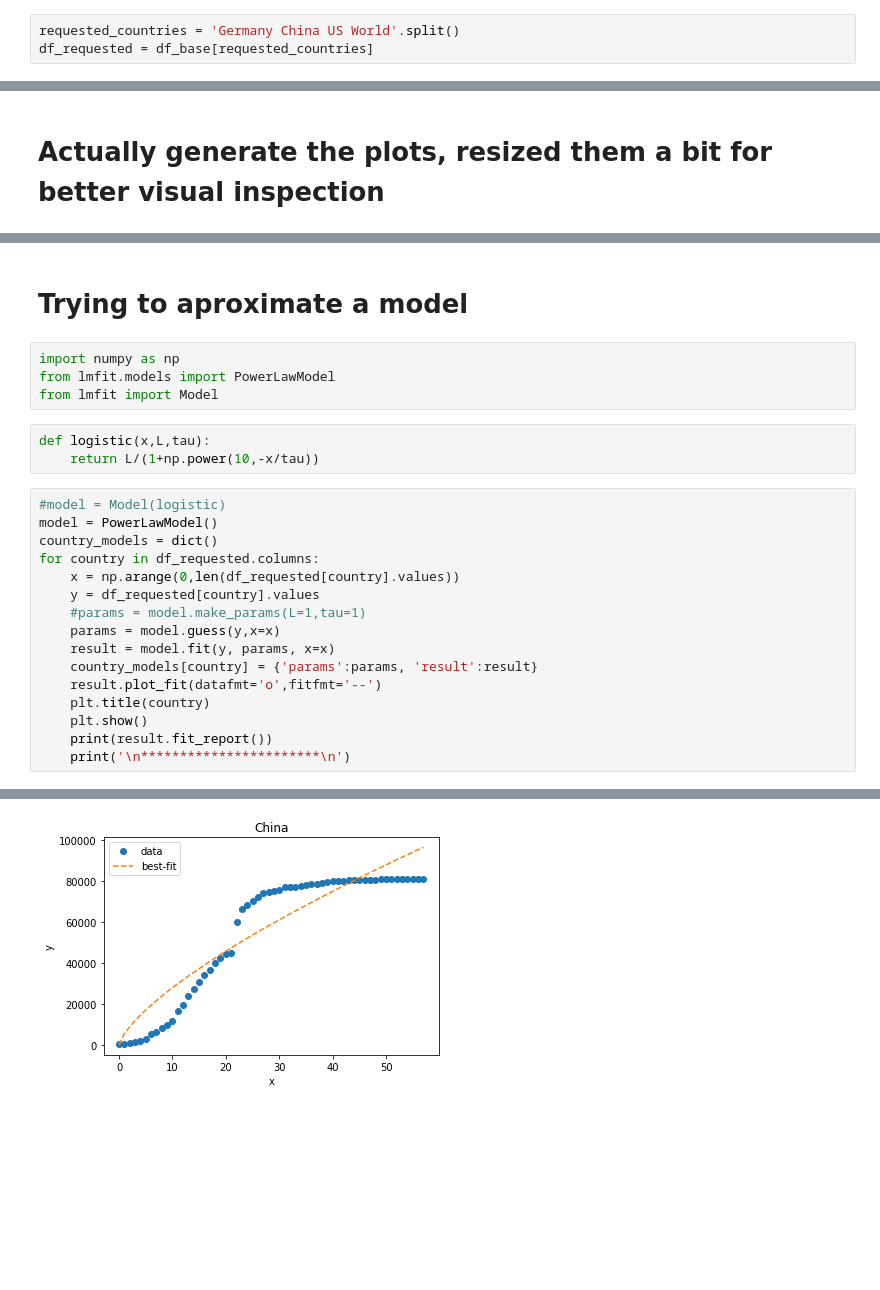
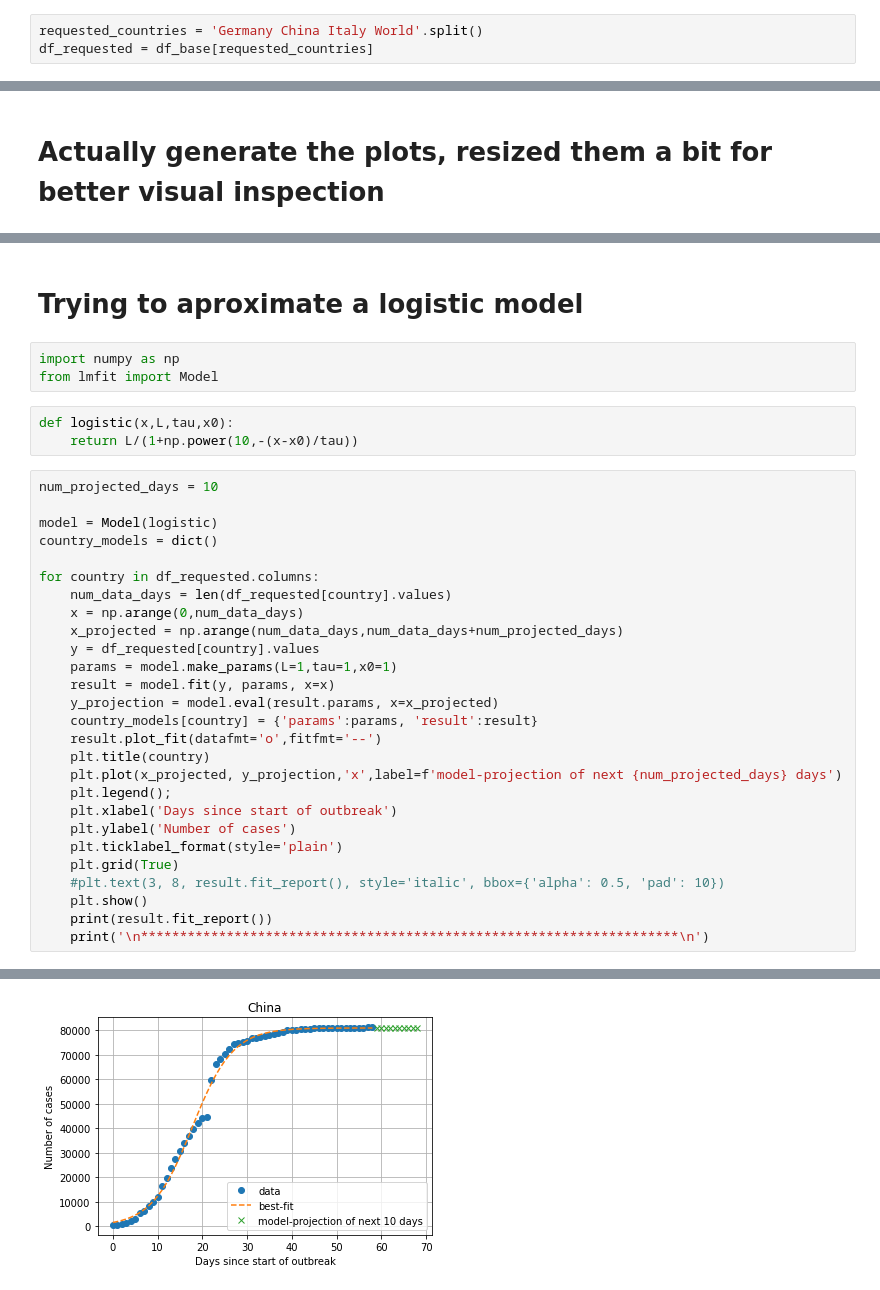
Before and after one commit to jmacenka/jupyternotebook_covid_19_visualization, a Jupyter notebook: analysis_of_the_covid_19_course.ipynb, the cells around one changed output, grey strips where cells are left out. Cells and saved outputs as stored; diff of their text form; blank space fills up the shorter version.

Commit message:
Added evaluation to logistic model

```diff
--- a/analysis_of_the_covid_19_course.ipynb
+++ b/analysis_of_the_covid_19_course.ipynb
@@ -72,7 +72,7 @@ Index(['Afghanistan', 'Albania', 'Algeria', 'Andorra', 'Antigua and Barbuda',
 # %% [markdown]
 # What I am interested in. Feel free to manipulate.
 # %%
-requested_countries = 'Germany China US World'.split()
+requested_countries = 'Germany China Italy World'.split()
 df_requested = df_base[requested_countries]
 # %% [markdown]
 # Also want to see the growthrate. Since I expect it to be spiky, lets apply a moving average.
@@ -106,26 +106,36 @@ plt.savefig(f'{str_timestamp}_covid_19_daily_growthrate_by_country.svg', format=
 # %% [markdown]
-# Trying to aproximate a model
+# Trying to aproximate a logistic model
 # %%
 import numpy as np
-from lmfit.models import PowerLawModel
 from lmfit import Model
 # %%
-def logistic(x,L,tau):
-    return L/(1+np.power(10,-x/tau))
+def logistic(x,L,tau,x0):
+    return L/(1+np.power(10,-(x-x0)/tau))
 # %%
-#model = Model(logistic)
-model = PowerLawModel()
+num_projected_days = 10
+
+model = Model(logistic)
 country_models = dict()
+
 for country in df_requested.columns:
-    x = np.arange(0,len(df_requested[country].values))
+    num_data_days = len(df_requested[country].values)
+    x = np.arange(0,num_data_days)
+    x_projected = np.arange(num_data_days,num_data_days+num_projected_days)
     y = df_requested[country].values
-    #params = model.make_params(L=1,tau=1)
-    params = model.guess(y,x=x)
+    params = model.make_params(L=1,tau=1,x0=1)
     result = model.fit(y, params, x=x)
+    y_projection = model.eval(result.params, x=x_projected)
     country_models[country] = {'params':params, 'result':result}
     result.plot_fit(datafmt='o',fitfmt='--')
     plt.title(country)
+    plt.plot(x_projected, y_projection,'x',label=f'model-projection of next {num_projected_days} days')
+    plt.legend();
+    plt.xlabel('Days since start of outbreak')
+    plt.ylabel('Number of cases')
+    plt.ticklabel_format(style='plain')
+    plt.grid(True)
+    #plt.text(3, 8, result.fit_report(), style='italic', bbox={'alpha': 0.5, 'pad': 10})
     plt.show()
     print(result.fit_report())
-    print('\n***********************\n')
+    print('\n*********************************************************************\n')
 # %% [output]
@@ -151,2 +160,2 @@ for country in df_requested.columns:
-[figure, old version]
+[figure, new version]
 [[Model]]
```
Also changed, not shown: parts of 9 cells of this notebook.
